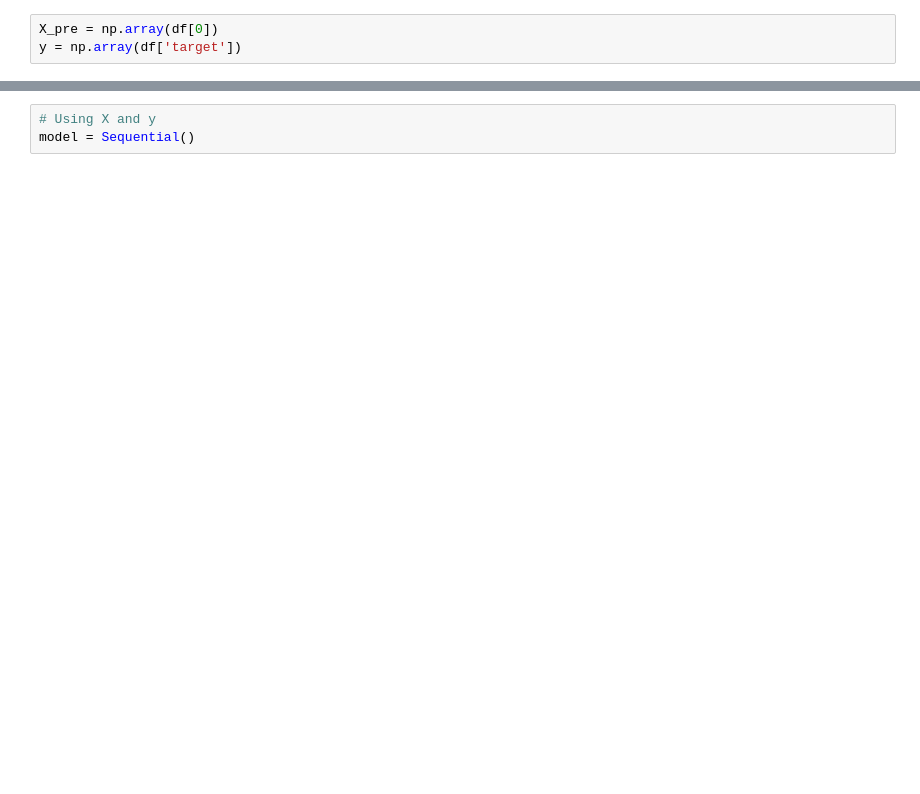
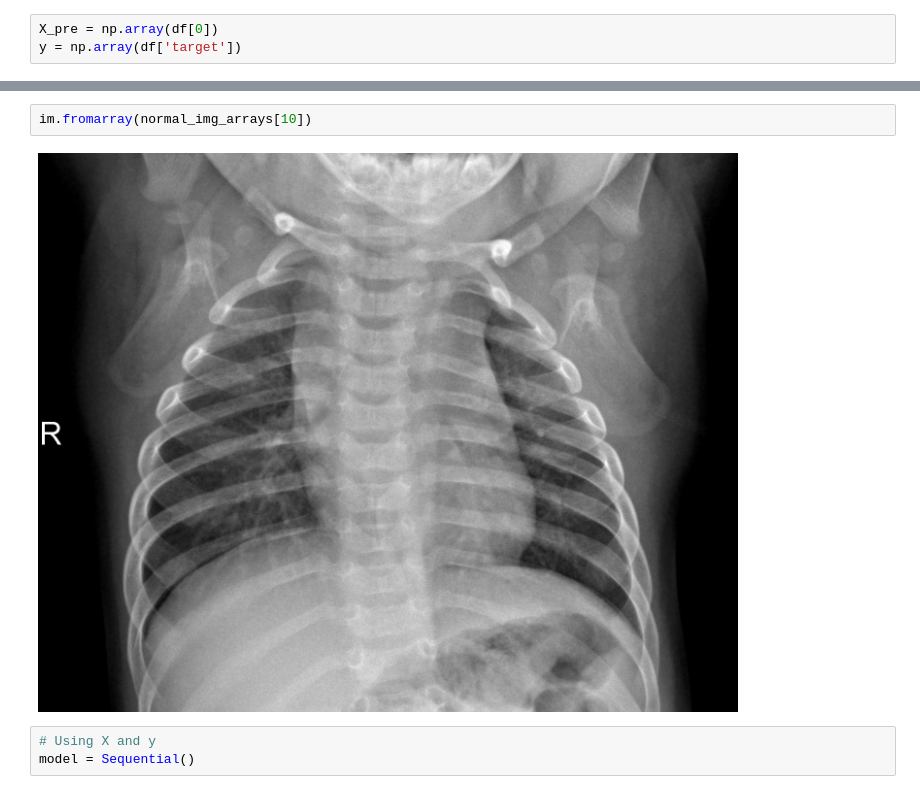
Before and after one commit to Luv2bnanook44/flatiron_phase4_project, a Jupyter notebook: notebooks/jamie_notebook.ipynb, the cells around one changed output, grey strips where cells are left out. Saved outputs shown, nothing was run; the diff lists cells and outputs as text; blank space fills up the shorter version.

```diff
--- a/notebooks/jamie_notebook.ipynb
+++ b/notebooks/jamie_notebook.ipynb
@@ -367,3 +392,7 @@ normal_img_arrays[10].shape
+# %%
+im.fromarray(normal_img_arrays[10])
+# %% [output]
+[figure, added]
 # %%
 # Using X and y
 model = Sequential()
```
Also changed, not shown: parts of 18 cells of this notebook, 1 other file.
